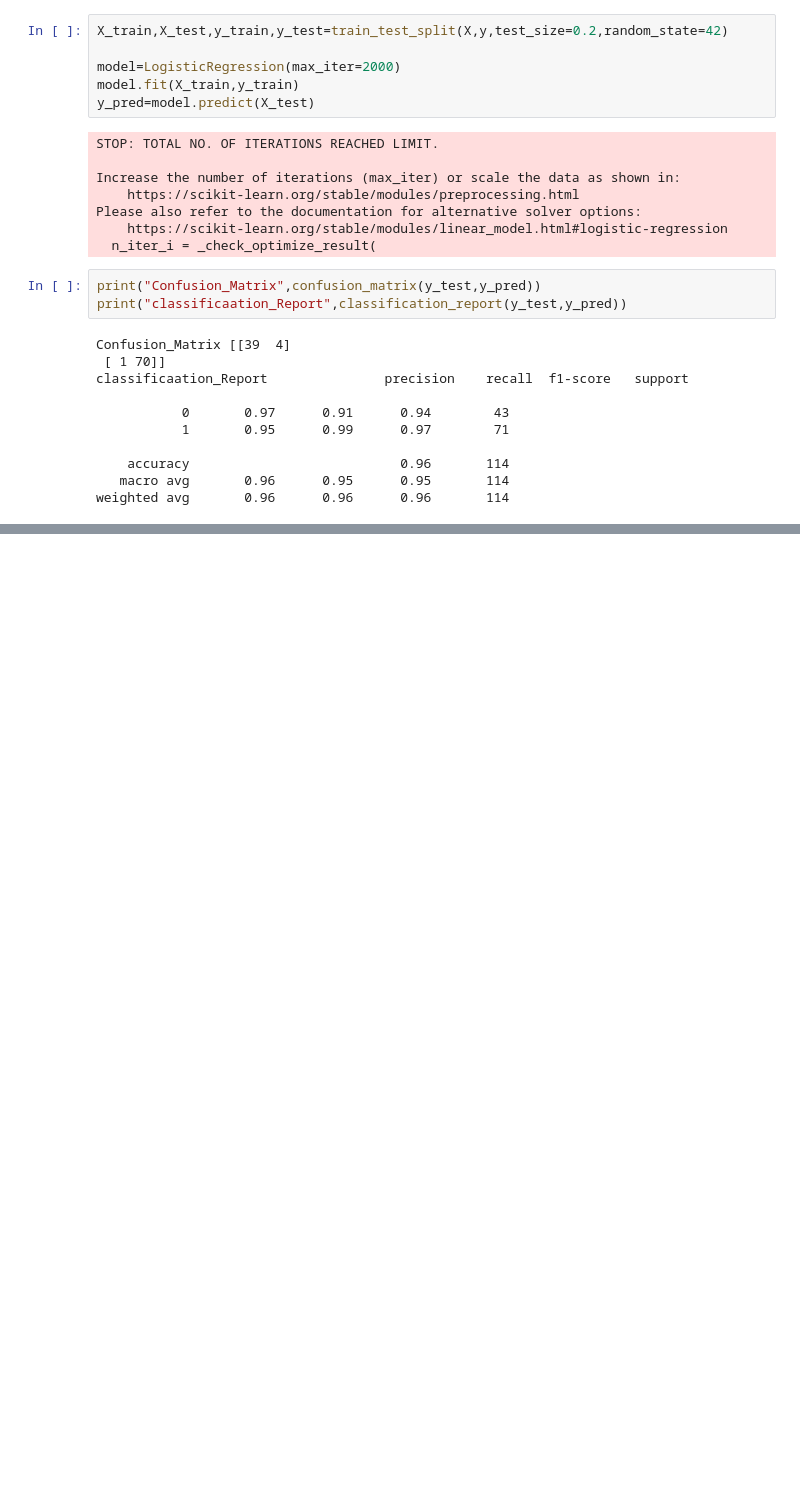
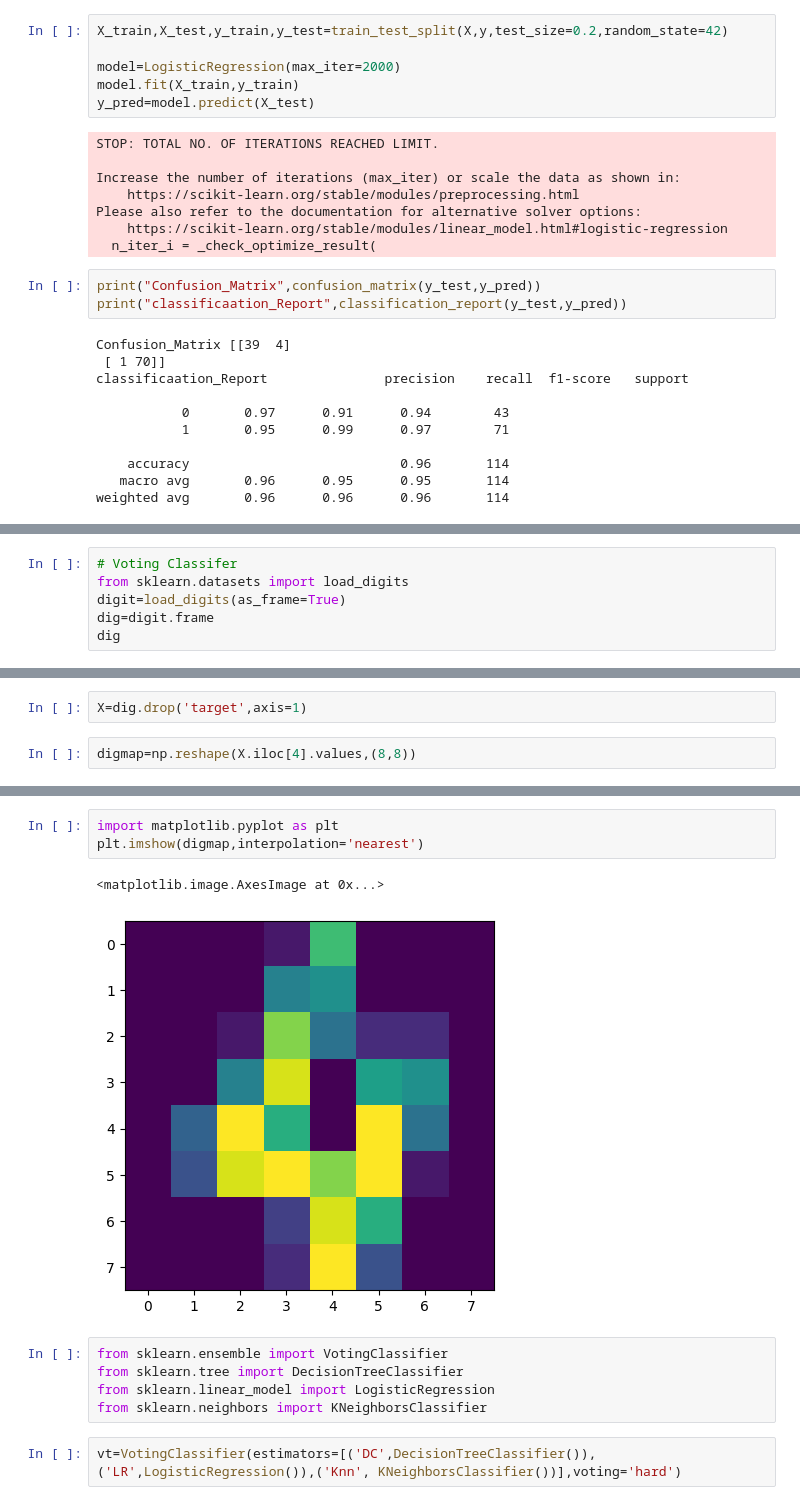
Before and after one commit to Ritesh24f1001677/MACHINE_LEARNING, a Jupyter notebook: OPPE2_Practice_Har_Har_Mahadev.ipynb, the cells around one changed output, grey strips where cells are left out. Drawn from its saved outputs; the diff is of its cells as text; blank space fills up the shorter version.

```diff
--- a/OPPE2_Practice_Har_Har_Mahadev.ipynb
+++ b/OPPE2_Practice_Har_Har_Mahadev.ipynb
@@ -763,0 +1109,6 @@ weighted avg       0.96      0.96      0.96       114
+# %%
+# Voting Classifer
+from sklearn.datasets import load_digits
+digit=load_digits(as_frame=True)
+dig=digit.frame
+dig
@@ -763,0 +1131,4 @@ weighted avg       0.96      0.96      0.96       114
+# %%
+X=dig.drop('target',axis=1)
+# %%
+digmap=np.reshape(X.iloc[4].values,(8,8))
@@ -763,0 +1146,13 @@ weighted avg       0.96      0.96      0.96       114
+# %%
+import matplotlib.pyplot as plt
+plt.imshow(digmap,interpolation='nearest')
+# %% [output]
+<matplotlib.image.AxesImage at 0x...>
+[figure, added]
+# %%
+from sklearn.ensemble import VotingClassifier
+from sklearn.tree import DecisionTreeClassifier
+from sklearn.linear_model import LogisticRegression
+from sklearn.neighbors import KNeighborsClassifier
+# %%
+vt=VotingClassifier(estimators=[('DC',DecisionTreeClassifier()),('LR',LogisticRegression()),('Knn', KNeighborsClassifier())],voting='hard')
```
Also changed, not shown: parts of 61 cells of this notebook.
